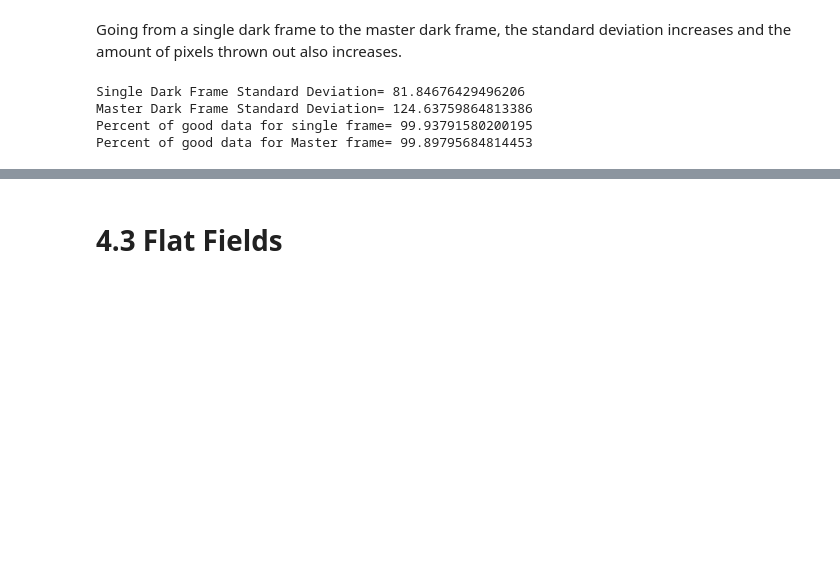
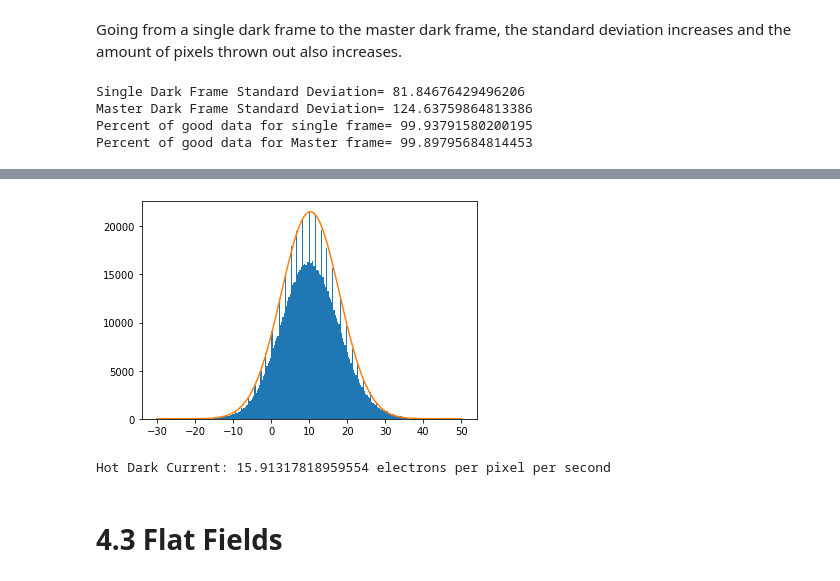
Before and after one commit to astro-kjc/AST443, a Jupyter notebook: Lab0/Lab0.ipynb, the cells around one changed output, grey strips where cells are left out. Cells and saved outputs as stored; diff of their text form; code cells hidden in the pictures; blank space fills up the shorter version.

```diff
--- a/Lab0/Lab0.ipynb
+++ b/Lab0/Lab0.ipynb
@@ -185,3 +189,28 @@ Electrons per pixel per second: 0.44142218243986997
+# %%
+dark_master_red = Dark_Master - master_bias
+
+med = np.median(dark_master_red)
+num_sd = np.abs(dark_master_red - med) / med**0.5
+dark_master_red = dark_master_red[num_sd < 10]
+
+med = np.median(dark_master_red)
+num_sd = np.abs(dark_master_red - med) / med**0.5
+dark_master_red = dark_master_red[num_sd < 8]
+
+pmf, bins, _ = plt.hist(dark_master_red, bins=250, range=(-30, 50));
+x = np.linspace(-30, 50, num=250)
+gauss = gaussian(x, max(pmf), dark_master_red.var(), dark_master_red.mean())
+plt.plot(x, gauss);
+# %% [output]
+[figure, added]
+# %%
+HotDark = list(fits.open("data/ccd/m13.00000032.DARK.FIT"))
+HotDarkData = HotDark[0].data.flatten()
+
+hot_dark_red = HotDarkData - HotBias1
+print(f"Hot Dark Current: {hot_dark_red.mean() / 30} electrons per pixel per second")
+# %% [output]
+Hot Dark Current: 15.91317818959554 electrons per pixel per second
 # %% [markdown]
 # 4.3 Flat Fields
 # %%
```
Also changed, not shown: parts of 6 cells of this notebook.
